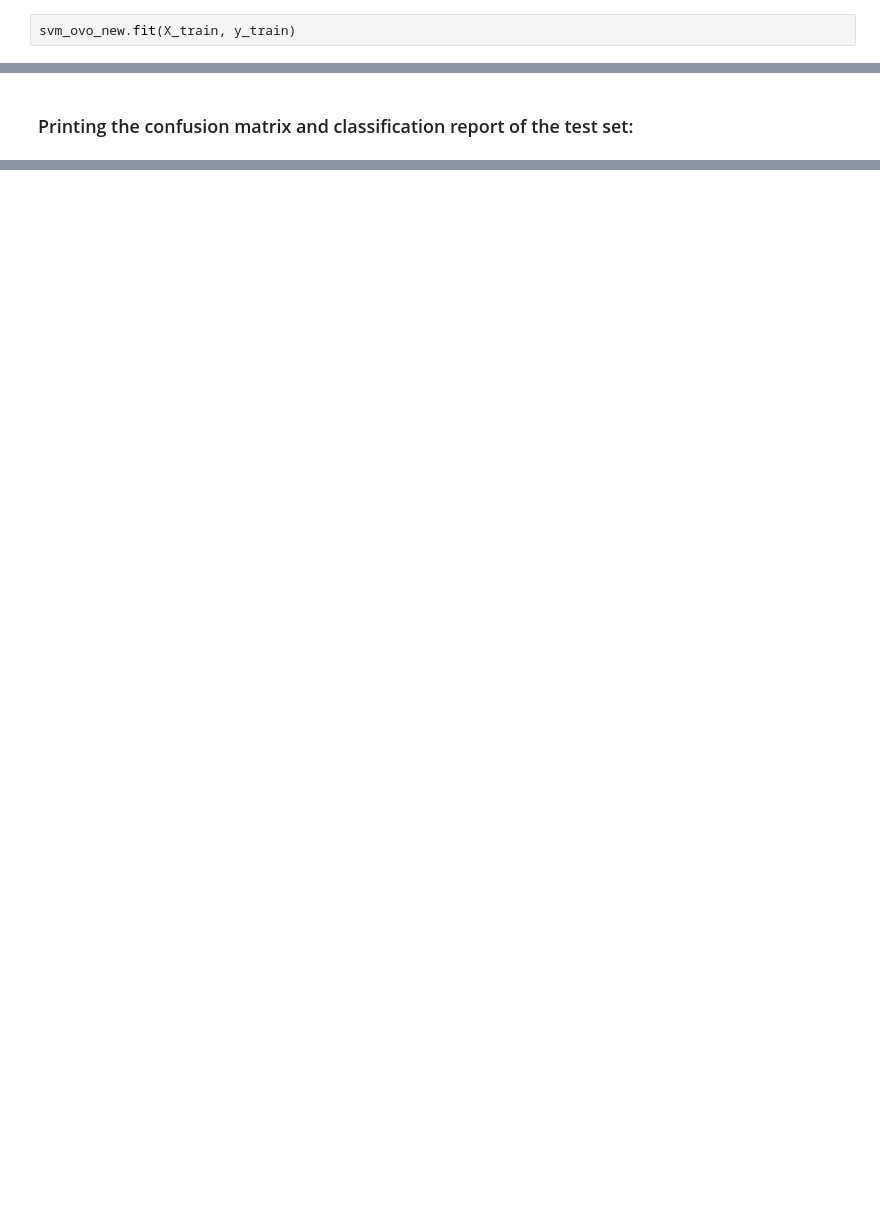
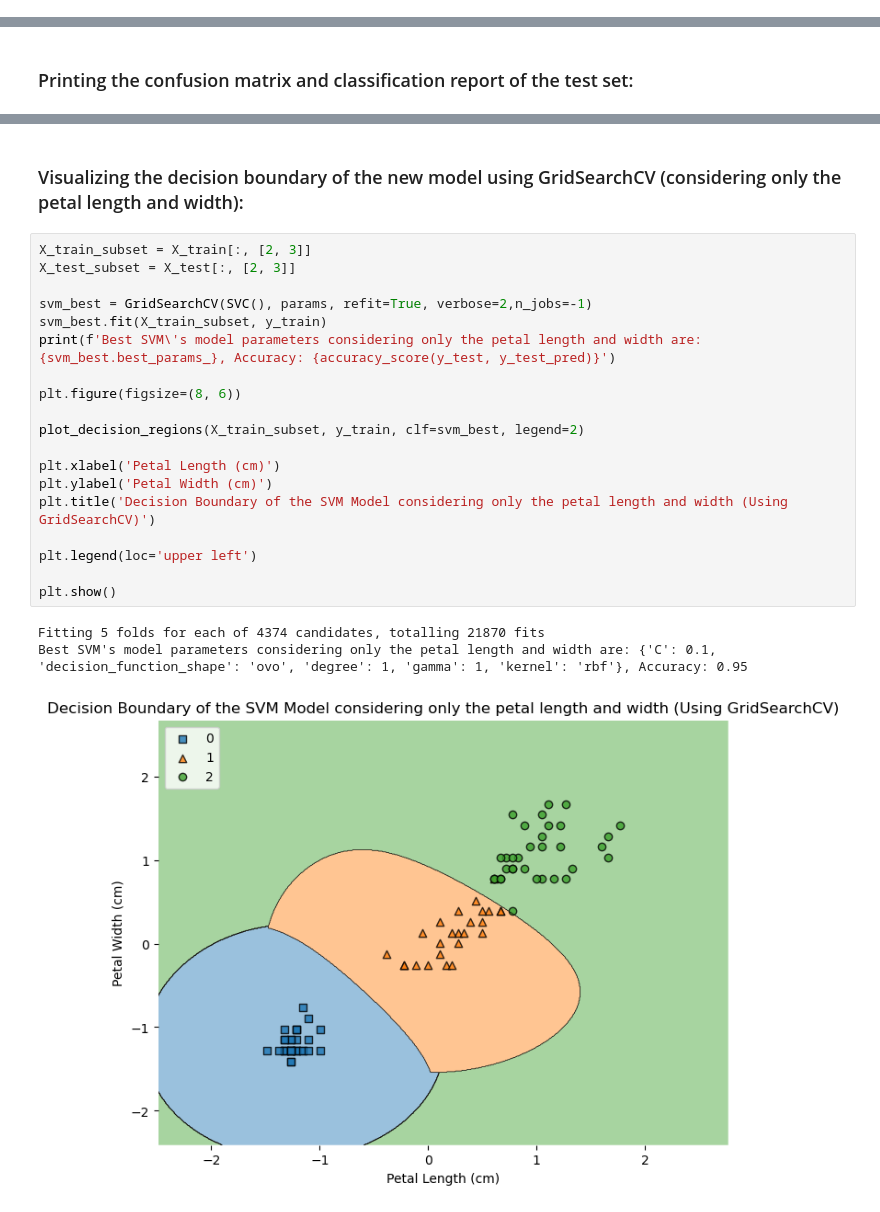
Before and after one commit to FaresOuhachi/Projet_ML, a Jupyter notebook: SVM.ipynb, the cells around one changed output, grey strips where cells are left out. Saved outputs shown, nothing was run; the diff lists cells and outputs as text; blank space fills up the shorter version.

```diff
--- a/SVM.ipynb
+++ b/SVM.ipynb
@@ -214,2 +214,0 @@ svm_ovo_new = SVC(C=30, gamma=0.003, kernel='rbf', decision_function_shape='ovo'
-# %%
-svm_ovo_new.fit(X_train, y_train)
@@ -265,0 +238,25 @@ weighted avg       0.93      0.90      0.91        30
+# %% [markdown]
+### Visualizing the decision boundary of the new model using GridSearchCV (considering only the petal length and width):
+# %%
+X_train_subset = X_train[:, [2, 3]]
+X_test_subset = X_test[:, [2, 3]]
+
+svm_best = GridSearchCV(SVC(), params, refit=True, verbose=2,n_jobs=-1)
+svm_best.fit(X_train_subset, y_train)
+print(f'Best SVM\'s model parameters considering only the petal length and width are: {svm_best.best_params_}, Accuracy: {accuracy_score(y_test, y_test_pred)}')
+
+plt.figure(figsize=(8, 6))
+
+plot_decision_regions(X_train_subset, y_train, clf=svm_best, legend=2)
+
+plt.xlabel('Petal Length (cm)')
+plt.ylabel('Petal Width (cm)')
+plt.title('Decision Boundary of the SVM Model considering only the petal length and width (Using GridSearchCV)')
+
+plt.legend(loc='upper left')
+
+plt.show()
+# %% [output]
+Fitting 5 folds for each of 4374 candidates, totalling 21870 fits
+Best SVM's model parameters considering only the petal length and width are: {'C': 0.1, 'decision_function_shape': 'ovo', 'degree': 1, 'gamma': 1, 'kernel': 'rbf'}, Accuracy: 0.95
+[figure, added]
```
Also changed, not shown: parts of 35 cells of this notebook, 2 other files.
